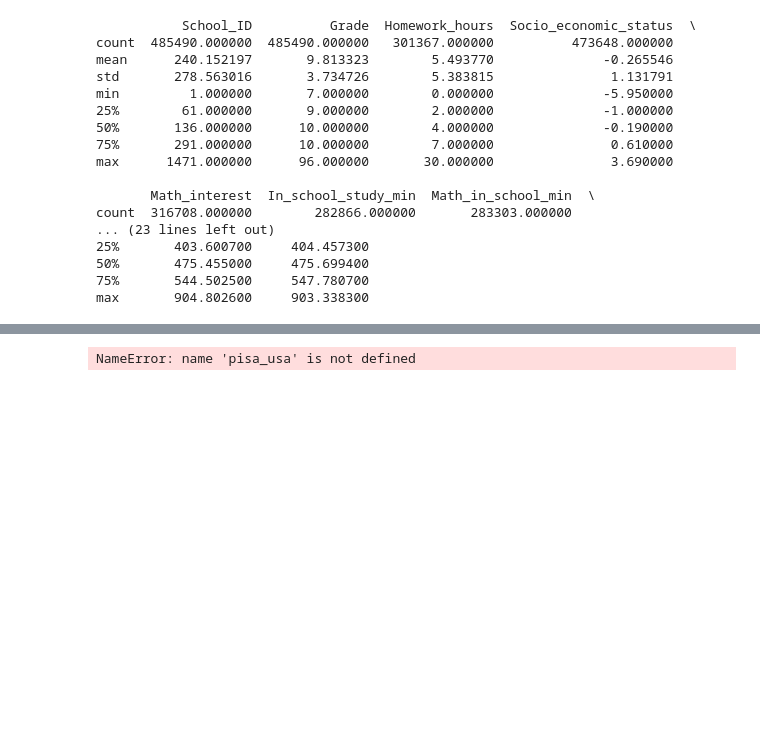
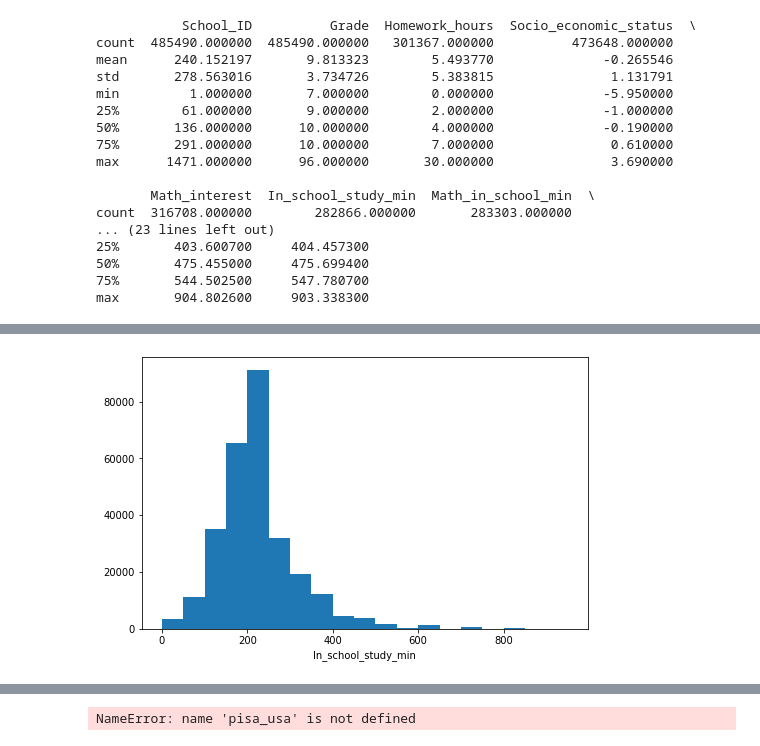
Before and after one commit to Anyra20/CommunicateDataProject, a Jupyter notebook: exploration_template.ipynb, the cells around one changed output, grey strips where cells are left out. Saved outputs shown, nothing was run; the diff lists cells and outputs as text; code cells hidden in the pictures; blank space fills up the shorter version.

```diff
--- a/exploration_template.ipynb
+++ b/exploration_template.ipynb
@@ -119,0 +120,11 @@ pisa[['Homework_hours','Socio_economic_status','Math_interest', 'In_school_study
+# %%
+binsize = 50
+bins = np.arange(0, 1000, binsize)
+                 #pisa['In_school_study_min'].max()+binsize, binsize)
+
+plt.figure(figsize=[8, 5])
+plt.hist(data = pisa, x = 'In_school_study_min', bins = bins)
+plt.xlabel('In_school_study_min')
+plt.show()
+# %% [output]
+[figure, added]
```
Also changed, not shown: parts of 11 cells of this notebook.
